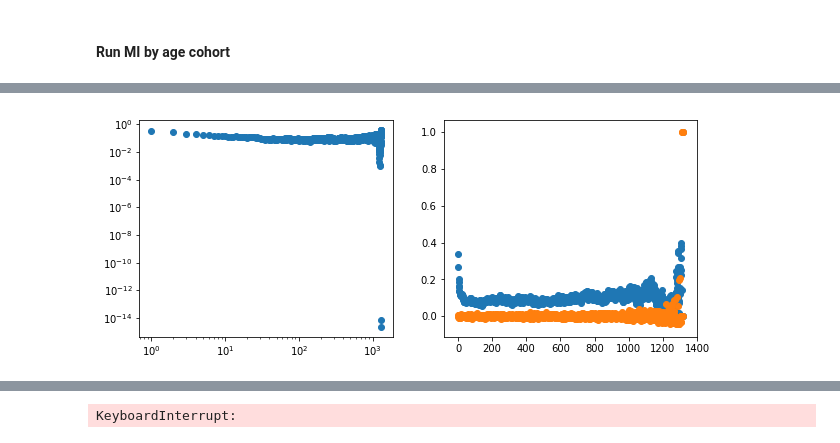
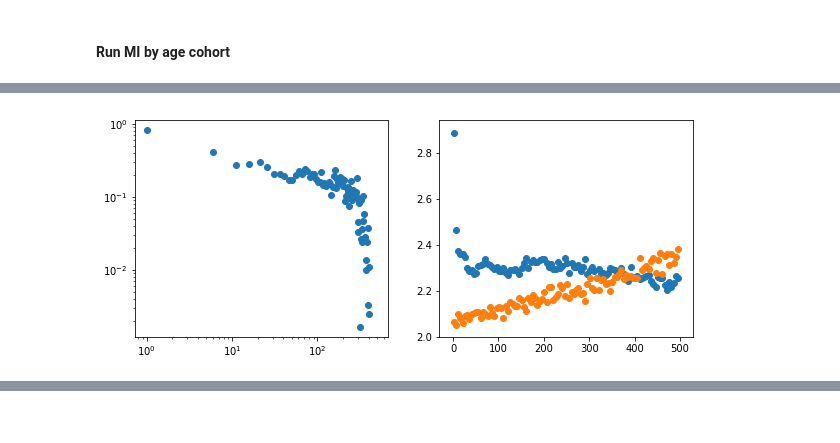
Before and after one commit to timsainb/LongRangeSequentialOrgPaper, a Jupyter notebook: notebooks/childes/2.0-childes-MI-analysis-12months_and_up-longest-sequences-testing-full-seq-len.ipynb, the cells around one changed output, grey strips where cells are left out. Drawn from its saved outputs; the diff is of its cells as text; code cells hidden in the pictures.

Commit message:
explored adjusted mutual information

```diff
--- a/notebooks/childes/2.0-childes-MI-analysis-12months_and_up-longest-sequences-testing-full-seq-len.ipynb
+++ b/notebooks/childes/2.0-childes-MI-analysis-12months_and_up-longest-sequences-testing-full-seq-len.ipynb
@@ -132,6 +132,7 @@ distances = np.arange(1,101)
 # %%
 age_cohorts = [[1, 1.5], [1.5, 2], [2, 2.5], [2.5, 3], [3, 20]]
 # %%
+mi_estimation = "adjusted_mi_sklearn"
 nex = 5
 
 mi_df = pd.DataFrame(
@@ -160,7 +161,8 @@ for (age_cohort_low, age_cohort_high) in tqdm(age_cohorts):
     for idx, row in tqdm(cohort_subset.sort_values(by='n_words', ascending=False)[:nex].iterrows(), total=nex):
         transcript_words = [i for i in list(flatten(row.words)) if i not in [None, 'xxx']]
 
-        transcript_permute_order = [i for i in list(flatten(np.random.permutation(row.words))) if i not in [None, 'xxx']]
+        transcript_permute_order = [i for i in list(flatten(np.random.permutation(row.words)))
+                                    if i not in [None, 'xxx']]
 
         transcript_pos = [i for i in np.concatenate(row.POS) if i != '']
         n_words = row.n_words
@@ -169,10 +171,11 @@ for (age_cohort_low, age_cohort_high) in tqdm(age_cohorts):
         n_unique_words = 0
         top_10_words = 0
 
-        distances = np.arange(1, int(n_words-1), 1)
+        #distances = np.arange(1, int(n_words-1), 1)
+        distances = np.arange(1, int(500), 5)
 
         (MI, MI_var), (shuff_MI, shuff_MI_var) = mi.sequential_mutual_information(
-            [transcript_words], distances=distances, n_jobs=-1, estimate=False
+            [transcript_words], distances=distances, n_jobs=-1, mi_estimation=mi_estimation
         )
 
         #(MI, MI_var), (shuff_MI, shuff_MI_var) = mi.sequential_mutual_information(
@@ -208,6 +211,8 @@ for (age_cohort_low, age_cohort_high) in tqdm(age_cohorts):
             row.age_years,
             row.corpus
         ]
+        break
+    break
 # %% [output]
 [interactive output not drawn]
 [interactive output not drawn]
@@ -234 +233 @@ for (age_cohort_low, age_cohort_high) in tqdm(age_cohorts):
-[figure, old version]
+[figure, new version]
@@ -239 +233,0 @@ for (age_cohort_low, age_cohort_high) in tqdm(age_cohorts):
-KeyboardInterrupt:
```
Also changed, not shown: parts of 17 cells of this notebook, 51 other files.
